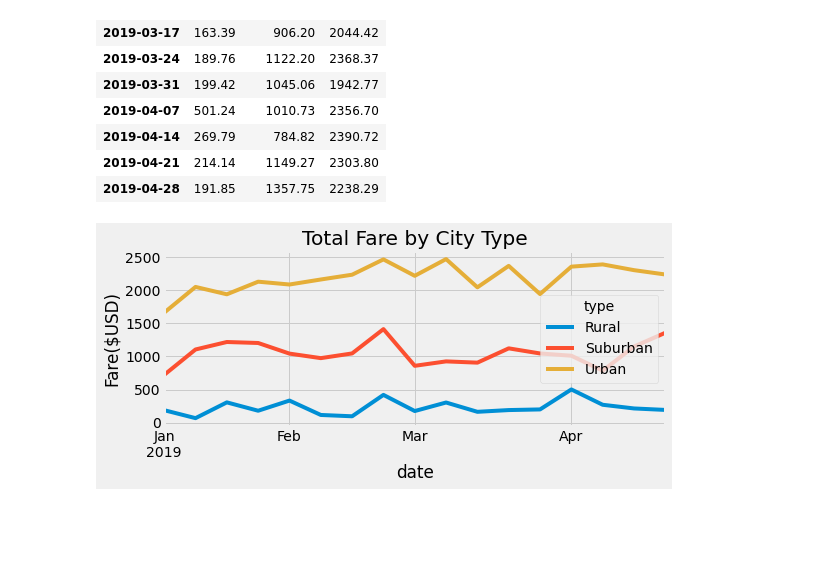
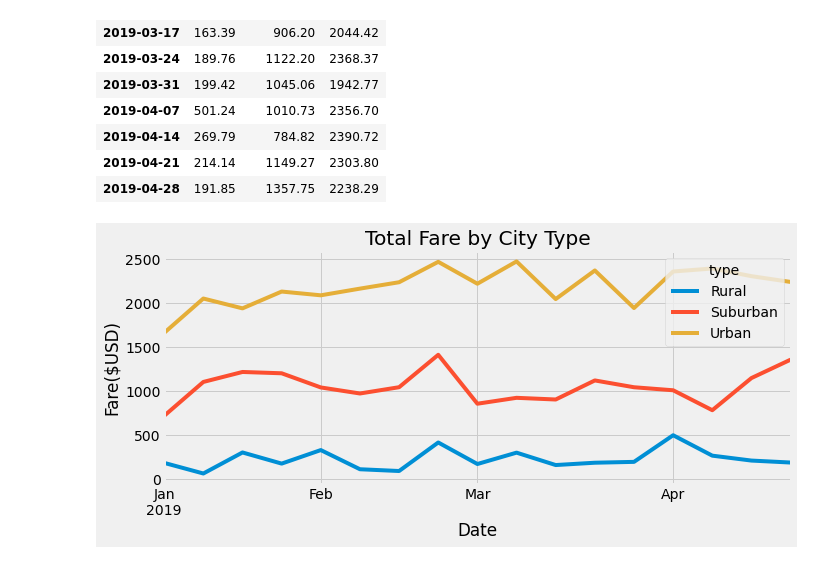
Before and after one commit to montsecruz9/PyBer_Analysis, a Jupyter notebook: PyBer_Challenge.ipynb, the cells around one changed output. Cells and saved outputs as stored; diff of their text form; code cells hidden in the pictures; blank space fills up the shorter version.

```diff
--- a/PyBer_Challenge.ipynb
+++ b/PyBer_Challenge.ipynb
@@ -256,15 +256,15 @@ pyber_weekly_df
 # %%
 # 8. Using the object-oriented interface method, plot the resample DataFrame using the df.plot() function.
 
 # Import the style from Matplotlib.
 from matplotlib import style
 
 # Use the graph style fivethirtyeight.
 style.use('fivethirtyeight')
-ax.set_ylabel('Fare ($USD)', fontsize=12)
 
-pyber_weekly_df.plot(ylabel='Fare($USD)', figsize=(8,3), title='Total Fare by City Type')
+
+pyber_weekly_df.plot(ylabel='Fare($USD)', xlabel='Date', figsize=(10,4), title='Total Fare by City Type')
 
 plt.savefig("analysis/Fig8.png")
 # %% [output]
-[figure, old version]
+[figure, new version]
```
